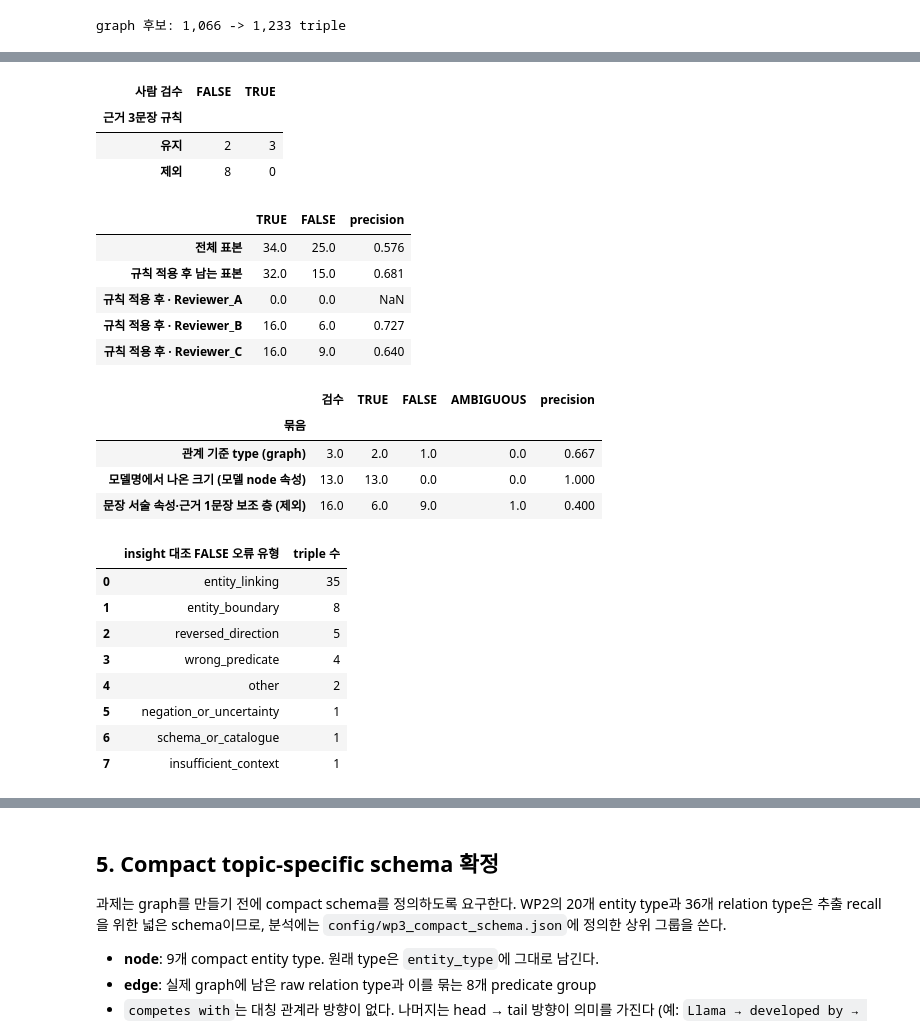
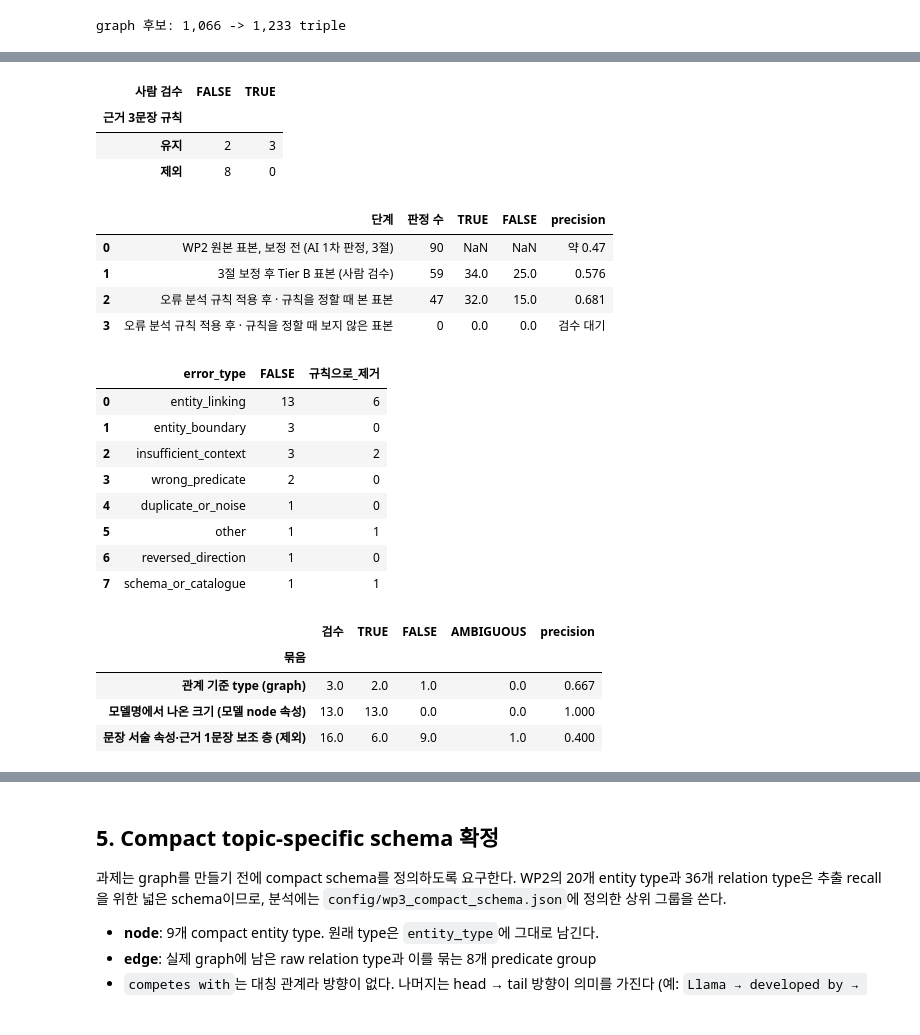
Before and after one commit to jihyeon26/2026-09-CLT-computational_language, a Jupyter notebook: notebooks/stage1_wp3_knowledge_graph_ko.ipynb, the cells around one changed output, grey strips where cells are left out. Drawn from its saved outputs; the diff is of its cells as text; code cells hidden in the pictures.

```diff
--- a/notebooks/stage1_wp3_knowledge_graph_ko.ipynb
+++ b/notebooks/stage1_wp3_knowledge_graph_ko.ipynb
@@ -488,11 +488,7 @@ review_labels = review["review_correct"].astype("string").str.strip().str.upper(
 review_counts = review_labels.value_counts().reindex(["TRUE", "FALSE", "AMBIGUOUS"], fill_value=0)
 decided = int(review_counts["TRUE"] + review_counts["FALSE"])
 review_precision = review_counts["TRUE"] / decided if decided else np.nan
-GRAPH_STATUS = (
-    "pending_human_review" if review_labels.notna().sum() < 90
-    else "human_validated_sample" if review_precision >= 0.80
-    else "human_reviewed_below_target"
-)
+GRAPH_STATUS = "pending_human_review" if review_labels.notna().sum() < len(review) else "human_reviewed_sample"
 
 supplement_review = pd.read_excel(SUPPLEMENT_REVIEW_PATH, sheet_name="Review")
 supplement_review["review_label"] = supplement_review["review_correct"].astype("string").str.strip().str.upper()
@@ -545,18 +541,25 @@ final_edges.loc[unlabelled & (check == "TRUE") & human_checked, "review_status"]
 final_edges.loc[unlabelled & (check == "TRUE") & ~human_checked, "review_status"] = "checked_true_ai"
 removed_by_check = final_edges[final_edges["review_status"].eq("checked_false")]
 
-# 규칙 적용 후 남는 표본의 precision (사람 TRUE 예외 없이 규칙만 적용). Reviewer_A는 규칙을 정할 때 보지 않은 표본이다
+# 품질 측정과 개선: 규칙 적용 후 precision은 사람 TRUE 예외 없이 규칙만 적용해 잰다
 rule_dropped = set(map(tuple, final_edges.loc[few_sentences | mixed_competes, TRIPLE].values))
 sample_eval = review.rename(columns={"predicate": "relation"}).assign(
     label=review_labels.values, kept=lambda d: [tuple(k) not in rule_dropped for k in d[TRIPLE].values])
-def precision_of(rows):
+seen_by_rules = sample_eval["reviewer_assignment"].isin(["Reviewer_B", "Reviewer_C"])
+def quality_row(stage, rows):
     t, f = int(rows["label"].eq("TRUE").sum()), int(rows["label"].eq("FALSE").sum())
-    return pd.Series({"TRUE": t, "FALSE": f, "precision": round(t / (t + f), 3) if t + f else np.nan})
-post_rule_precision = pd.DataFrame({
-    "전체 표본": precision_of(sample_eval),
-    "규칙 적용 후 남는 표본": precision_of(sample_eval[sample_eval["kept"]]),
-    **{f"규칙 적용 후 · {name}": precision_of(rows[rows["kept"]]) for name, rows in sample_eval.groupby("reviewer_assignment")},
-}).T
+    return {"단계": stage, "판정 수": t + f, "TRUE": t, "FALSE": f,
+            "precision": f"{t / (t + f):.3f}" if t + f else "검수 대기"}
+quality_progress = pd.DataFrame([
+    {"단계": "WP2 원본 표본, 보정 전 (AI 1차 판정, 3절)", "판정 수": 90, "TRUE": np.nan, "FALSE": np.nan, "precision": "약 0.47"},
+    quality_row("3절 보정 후 Tier B 표본 (사람 검수)", sample_eval),
+    quality_row("오류 분석 규칙 적용 후 · 규칙을 정할 때 본 표본", sample_eval[sample_eval["kept"] & seen_by_rules]),
+    quality_row("오류 분석 규칙 적용 후 · 규칙을 정할 때 보지 않은 표본", sample_eval[sample_eval["kept"] & ~seen_by_rules]),
+])
+error_analysis = (sample_eval[sample_eval["label"].eq("FALSE")]
+                  .assign(error_type=lambda d: d["review_error_type"].fillna("unspecified"))
+                  .groupby("error_type").agg(FALSE=("label", "size"), 규칙으로_제거=("kept", lambda k: int((~k).sum())))
+                  .sort_values("FALSE", ascending=False).reset_index())
 final_edges = final_edges[~final_edges["review_status"].isin(["reviewed_false", "weak_competes", "checked_false"])].reset_index(drop=True)
 
 display(pd.DataFrame(
@@ -564,7 +567,6 @@ display(pd.DataFrame(
         ("검수 표본 행 수", len(review)),
         ("검수 완료 행 수", int(review_labels.notna().sum())),
         ("TRUE / FALSE / AMBIGUOUS", " / ".join(str(int(v)) for v in review_counts)),
-        ("Tier B 표본 precision", "검수 전" if np.isnan(review_precision) else f"{review_precision:.3f}"),
         ("FALSE로 제외한 triple", int(label.eq("FALSE").sum())),
         (f"competes with 규칙(근거 {COMPETES_MIN_SENTENCES}문장 미만, 모델–회사 혼합)으로 제외 (FALSE 제외)", int((weak_competes & label.ne("FALSE")).sum())),
         ("insight relation 대조로 제외 (사람 확인)", len(removed_by_check)),
@@ -574,7 +576,8 @@ display(pd.DataFrame(
     columns=["항목", "값"],
 ))
 display(competes_rule_check)
-display(post_rule_precision)
+display(quality_progress)
+display(error_analysis)
 display(supplement_summary)
 display(insight_check.merge(removed_by_check[TRIPLE], on=TRIPLE)["error_type"].value_counts()
         .rename_axis("insight 대조 FALSE 오류 유형").reset_index(name="triple 수"))
@@ -592,24 +594,23 @@ display(insight_check.merge(removed_by_check[TRIPLE], on=TRIPLE)["error_type"].v
 | 사람 검수 | FALSE | TRUE |
 | 근거 3문장 규칙 |  |  |
 | 유지 | 2 | 3 |
 | 제외 | 8 | 0 |
-|  | TRUE | FALSE | precision |
-| 전체 표본 | 34.0 | 25.0 | 0.576 |
-| 규칙 적용 후 남는 표본 | 32.0 | 15.0 | 0.681 |
-| 규칙 적용 후 · Reviewer_A | 0.0 | 0.0 | NaN |
-| 규칙 적용 후 · Reviewer_B | 16.0 | 6.0 | 0.727 |
-| 규칙 적용 후 · Reviewer_C | 16.0 | 9.0 | 0.640 |
+|  | 단계 | 판정 수 | TRUE | FALSE | precision |
+| 0 | WP2 원본 표본, 보정 전 (AI 1차 판정, 3절) | 90 | NaN | NaN | 약 0.47 |
+| 1 | 3절 보정 후 Tier B 표본 (사람 검수) | 59 | 34.0 | 25.0 | 0.576 |
+| 2 | 오류 분석 규칙 적용 후 · 규칙을 정할 때 본 표본 | 47 | 32.0 | 15.0 | 0.681 |
+| 3 | 오류 분석 규칙 적용 후 · 규칙을 정할 때 보지 않은 표본 | 0 | 0.0 | 0.0 | 검수 대기 |
-|  | 검수 | TRUE | FALSE | AMBIGUOUS | precision |
-| 묶음 |  |  |  |  |  |
-| 관계 기준 type (graph) | 3.0 | 2.0 | 1.0 | 0.0 | 0.667 |
-| 모델명에서 나온 크기 (모델 node 속성) | 13.0 | 13.0 | 0.0 | 0.0 | 1.000 |
-| 문장 서술 속성·근거 1문장 보조 층 (제외) | 16.0 | 6.0 | 9.0 | 1.0 | 0.400 |
+|  | error_type | FALSE | 규칙으로_제거 |
+| 0 | entity_linking | 13 | 6 |
+| 1 | entity_boundary | 3 | 0 |
+| 2 | insufficient_context | 3 | 2 |
+| 3 | wrong_predicate | 2 | 0 |
+| 4 | duplicate_or_noise | 1 | 0 |
+| 5 | other | 1 | 1 |
+| 6 | reversed_direction | 1 | 0 |
+| 7 | schema_or_catalogue | 1 | 1 |
-|  | insight 대조 FALSE 오류 유형 | triple 수 |
-| 0 | entity_linking | 35 |
-| 1 | entity_boundary | 8 |
-| 2 | reversed_direction | 5 |
-| 3 | wrong_predicate | 4 |
-| 4 | other | 2 |
-| 5 | negation_or_uncertainty | 1 |
-| 6 | schema_or_catalogue | 1 |
-| 7 | insufficient_context | 1 |
+|  | 검수 | TRUE | FALSE | AMBIGUOUS | precision |
+| 묶음 |  |  |  |  |  |
+| 관계 기준 type (graph) | 3.0 | 2.0 | 1.0 | 0.0 | 0.667 |
+| 모델명에서 나온 크기 (모델 node 속성) | 13.0 | 13.0 | 0.0 | 0.0 | 1.000 |
+| 문장 서술 속성·근거 1문장 보조 층 (제외) | 16.0 | 6.0 | 9.0 | 1.0 | 0.400 |
```
Also changed, not shown: parts of 5 cells of this notebook, 1 other file.
